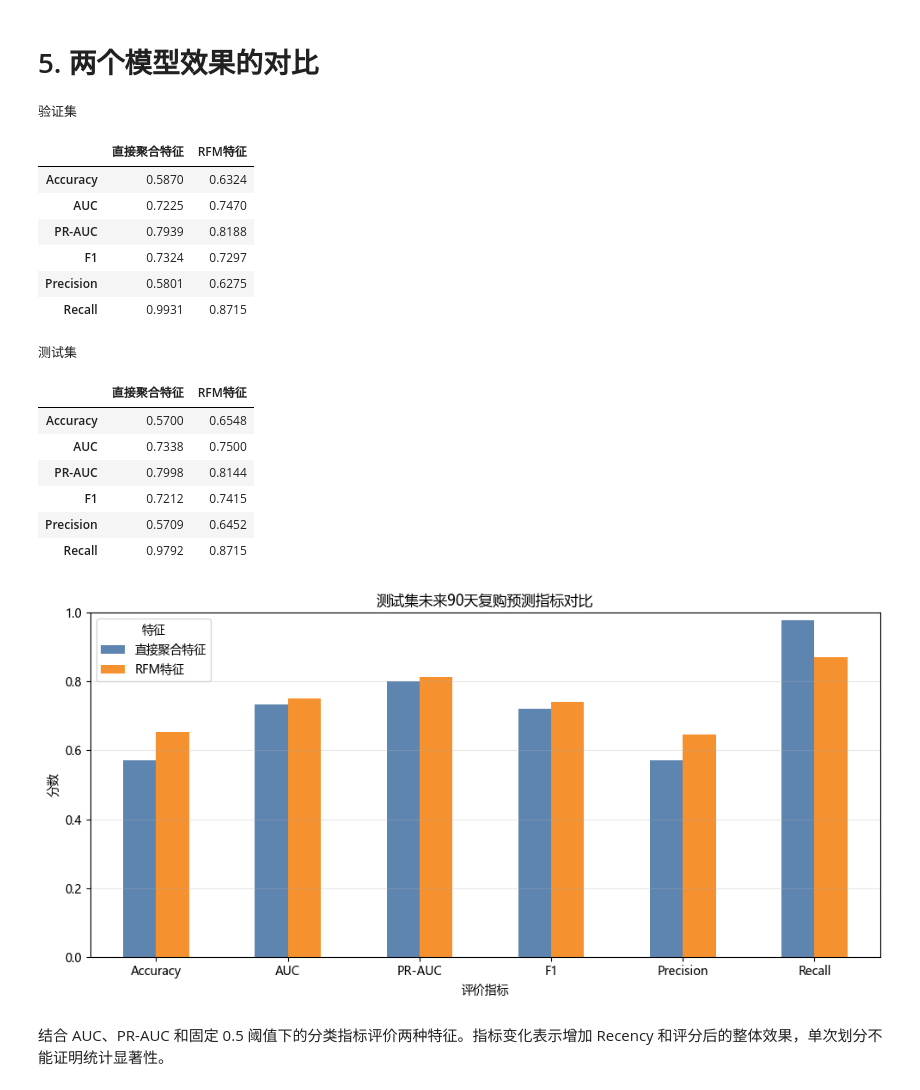
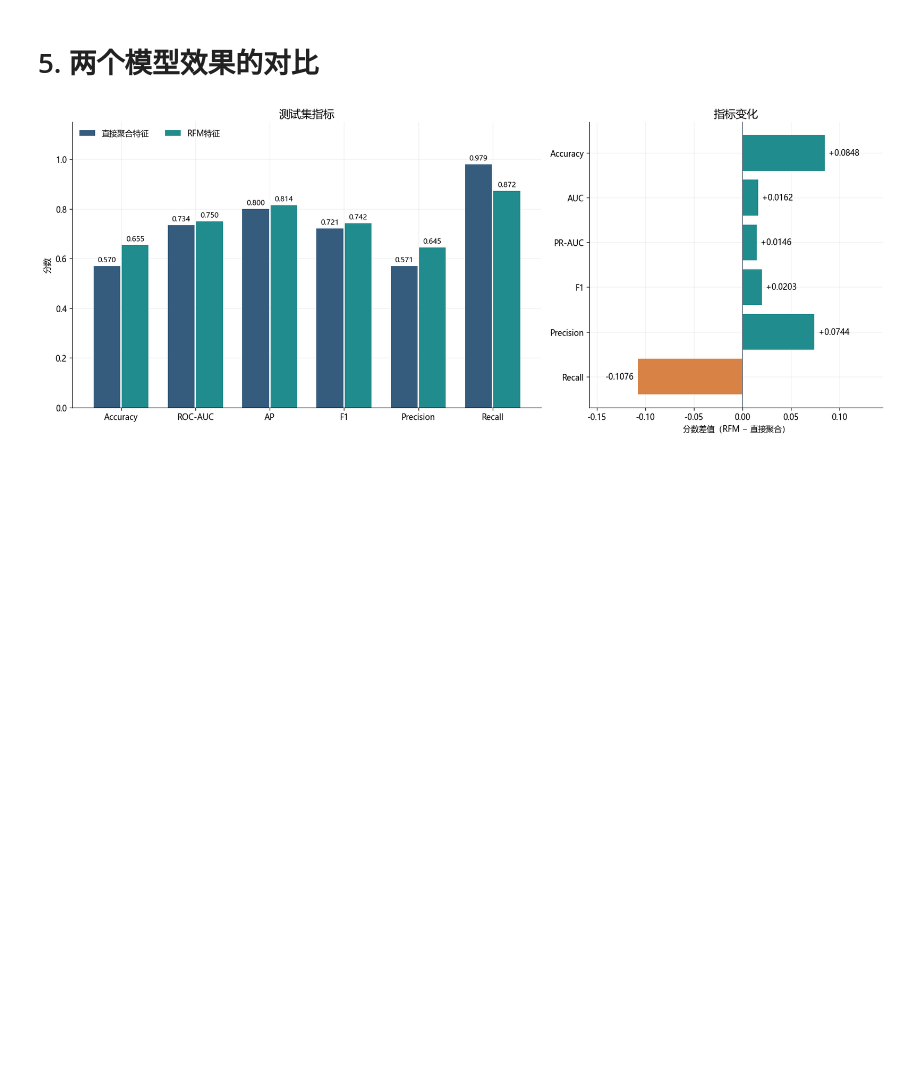
Before and after one commit to byyears/Online-Retail, a Jupyter notebook: 用户流失预测.ipynb, the cells around one changed output. Drawn from its saved outputs; the diff is of its cells as text; code cells hidden in the pictures; blank space fills up the shorter version.

```diff
--- a/用户流失预测.ipynb
+++ b/用户流失预测.ipynb
@@ -172,53 +172,45 @@ Recall: 0.8715
 # %%
 import matplotlib.pyplot as plt
 
-plt.rcParams['font.sans-serif'] = ['Microsoft YaHei']
-plt.rcParams['axes.unicode_minus'] = False
+plt.rcParams.update({
+    'font.sans-serif': ['Microsoft YaHei', 'SimHei', 'DejaVu Sans'],
+    'axes.unicode_minus': False, 'figure.dpi': 120,
+    'axes.titlesize': 14, 'axes.spines.top': False, 'axes.spines.right': False,
+    'axes.grid': True, 'grid.alpha': 0.18, 'axes.axisbelow': True,
+    'legend.frameon': False,
+})
+BLUE, TEAL, ORANGE = '#355C7D', '#218C8D', '#D98245'
 
 metric_names = ['Accuracy', 'AUC', 'PR-AUC', 'F1', 'Precision', 'Recall']
 comparison_tables = {}
 for split in ['验证集', '测试集']:
     comparison_tables[split] = pd.DataFrame({
         '直接聚合特征': [metrics_direct[split][name] for name in metric_names],
         'RFM特征': [metrics_rfm[split][name] for name in metric_names]
     }, index=metric_names)
     print(split)
     display(comparison_tables[split].round(4))
 
 comparison = comparison_tables['测试集']
 
-ax = comparison.plot(
-    kind='bar',
-    figsize=(10, 5),
-    ylim=(0, 1),
-    color=['#4C78A8', '#F58518'],
-    alpha=0.9
-)
-ax.set_title('测试集未来90天复购预测指标对比')
-ax.set_ylabel('分数')
-ax.set_xlabel('评价指标')
-ax.legend(title='特征')
-ax.grid(axis='y', alpha=0.3)
-plt.xticks(rotation=0)
+fig, axes = plt.subplots(1, 2, figsize=(15, 6), gridspec_kw={'width_ratios': [1.6, 1]})
+x = np.arange(len(metric_names))
+
+for offset, label, color in [(-.19, '直接聚合特征', BLUE), (.19, 'RFM特征', TEAL)]:
+    bars = axes[0].bar(x + offset, comparison[label], width=.36, label=label, color=color)
+    axes[0].bar_label(bars, fmt='%.3f', padding=3, fontsize=9)
+
+axes[0].set(title='测试集指标', ylabel='分数', ylim=(0, 1.15), xticks=x, xticklabels=['Accuracy', 'ROC-AUC', 'AP', 'F1', 'Precision', 'Recall'])
+axes[0].legend(loc='upper left', ncol=2)
+delta = comparison['RFM特征'] - comparison['直接聚合特征']
+bars = axes[1].barh(metric_names, delta, color=[TEAL if d >= 0 else ORANGE for d in delta])
+
+axes[1].bar_label(bars, labels=[f'{v:+.4f}' for v in delta], padding=5)
+axes[1].axvline(0, color='#596675', linewidth=1)
+axes[1].set(title='指标变化', xlabel='分数差值（RFM − 直接聚合）', xlim=(min(delta.min()-.05, -.04), max(delta.max()+.06, .04)))
+axes[1].invert_yaxis()
+
 plt.tight_layout()
 plt.show()
 # %% [output]
-验证集
-|  | 直接聚合特征 | RFM特征 |
-| Accuracy | 0.5870 | 0.6324 |
-| AUC | 0.7225 | 0.7470 |
-| PR-AUC | 0.7939 | 0.8188 |
-| F1 | 0.7324 | 0.7297 |
-| Precision | 0.5801 | 0.6275 |
-| Recall | 0.9931 | 0.8715 |
-测试集
-|  | 直接聚合特征 | RFM特征 |
-| Accuracy | 0.5700 | 0.6548 |
-| AUC | 0.7338 | 0.7500 |
-| PR-AUC | 0.7998 | 0.8144 |
-| F1 | 0.7212 | 0.7415 |
-| Precision | 0.5709 | 0.6452 |
-| Recall | 0.9792 | 0.8715 |
-[figure, old version]
+[figure, new version]
-# %% [markdown]
-结合 AUC、PR-AUC 和固定 0.5 阈值下的分类指标评价两种特征。指标变化表示增加 Recency 和评分后的整体效果，单次划分不能证明统计显著性。
```
Also changed, not shown: 3 other files.
